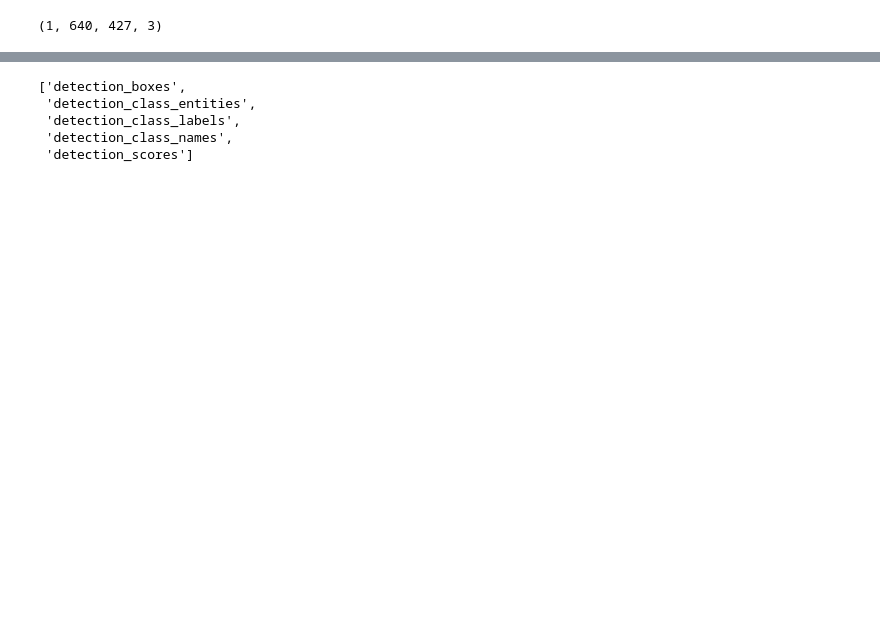
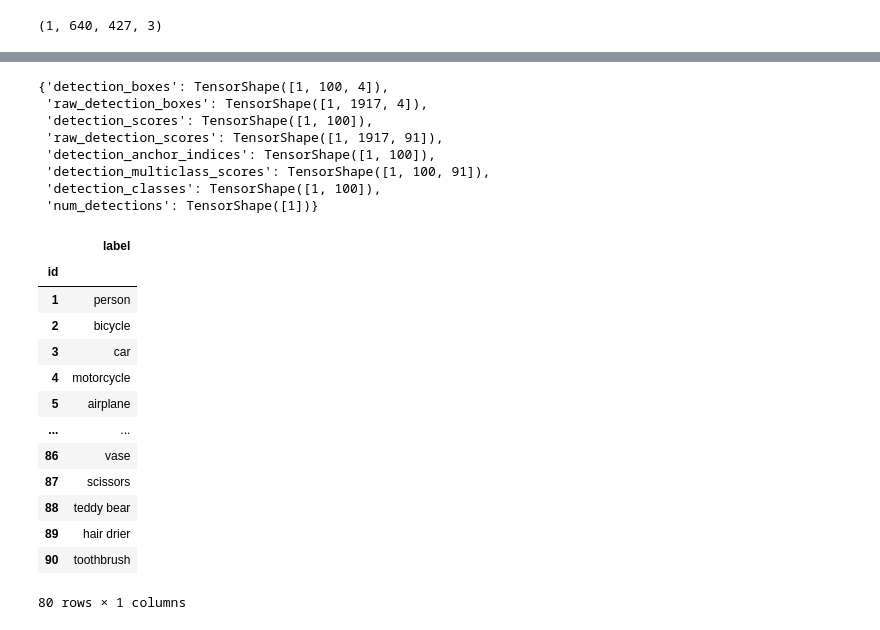
Before and after one commit to hellodanylo/ucla-deeplearning, a Jupyter notebook: 02_cnn/PretrainedObjectDetection.ipynb, the cells around one changed output, grey strips where cells are left out. Saved outputs shown, nothing was run; the diff lists cells and outputs as text; code cells hidden in the pictures; blank space fills up the shorter version.

```diff
--- a/02_cnn/PretrainedObjectDetection.ipynb
+++ b/02_cnn/PretrainedObjectDetection.ipynb
@@ -44,9 +36,35 @@ with tf.Session() as s:
 # %%
-# Output is a dictionary, so let's look at the keys.
-sorted(list(result_out.keys()))
+# The result is a dictionary of tensors, so let's look at the shapes.
+{name: r.shape for name, r in result_out.items()}
 # %% [output]
-['detection_boxes',
- 'detection_class_entities',
- 'detection_class_labels',
- 'detection_class_names',
- 'detection_scores']
+{'detection_boxes': TensorShape([1, 100, 4]),
+ 'raw_detection_boxes': TensorShape([1, 1917, 4]),
+ 'detection_scores': TensorShape([1, 100]),
+ 'raw_detection_scores': TensorShape([1, 1917, 91]),
+ 'detection_anchor_indices': TensorShape([1, 100]),
+ 'detection_multiclass_scores': TensorShape([1, 100, 91]),
+ 'detection_classes': TensorShape([1, 100]),
+ 'num_detections': TensorShape([1])}
+# %%
+# We need to load a mapping between integer class IDs and English labels.
+# There is a helper function in utils folder to do just that.
+# Note that integer IDs are in range [1, 90] but there are only 80 classes in MS COCO dataset.
+
+from utils.mscoco import load_class_map
+class_map = load_class_map()
+class_map
+# %% [output]
+|  | label |
+| id |  |
+| 1 | person |
+| 2 | bicycle |
+| 3 | car |
+| 4 | motorcycle |
+| 5 | airplane |
+| ... | ... |
+| 86 | vase |
+| 87 | scissors |
+| 88 | teddy bear |
+| 89 | hair drier |
+| 90 | toothbrush |
+80 rows × 1 columns
```
Also changed, not shown: parts of 8 cells of this notebook, 18 other files.
